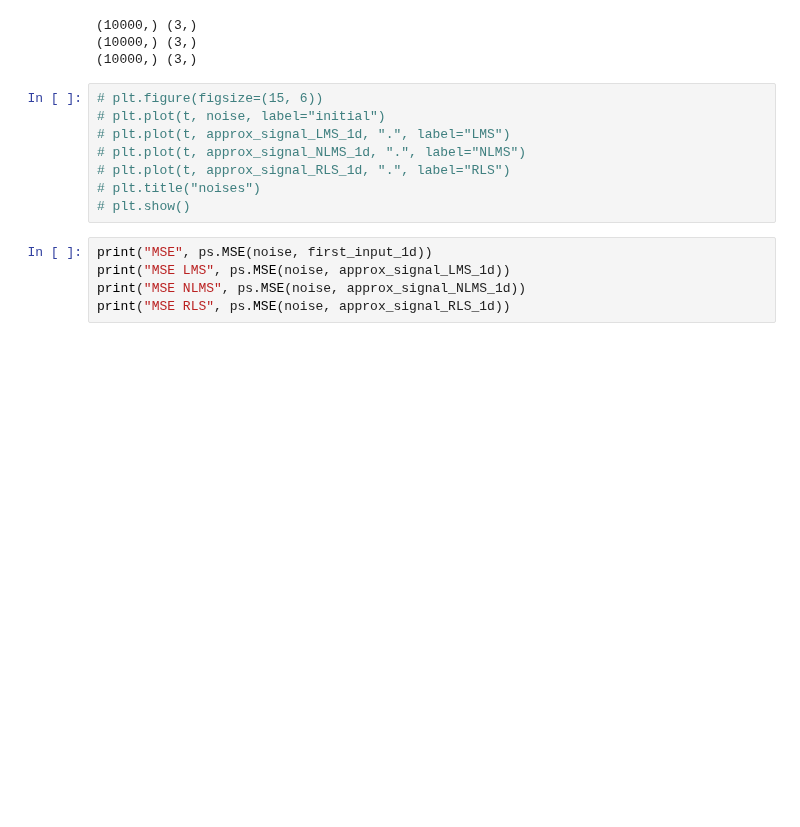
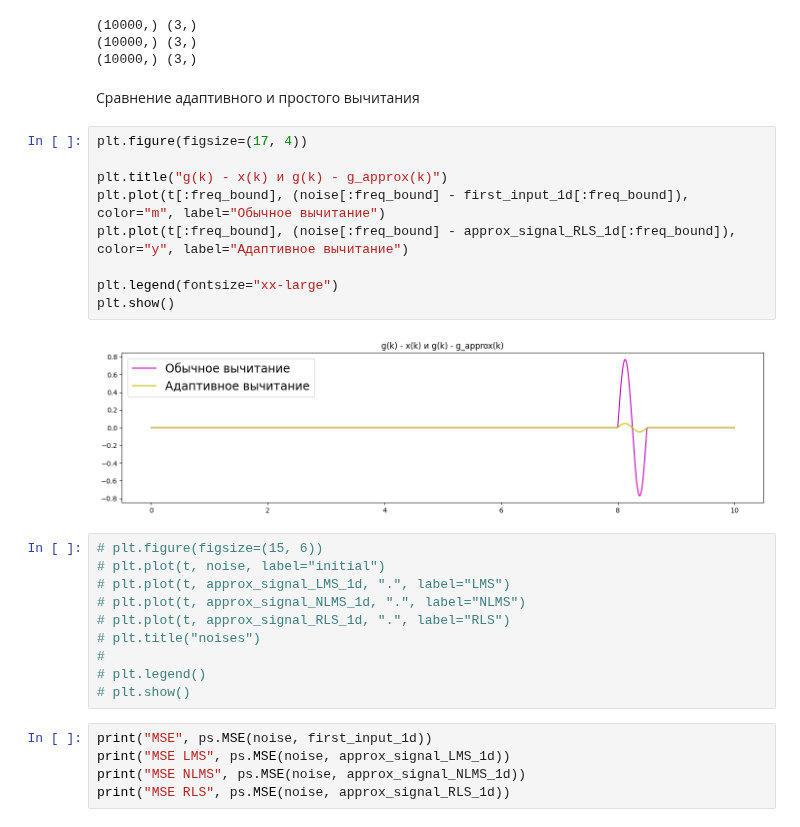
Before and after one commit to dd114/Adaptive-filter-1, a Jupyter notebook: Synthetic-signals3.ipynb, the cells around one changed output. Cells and saved outputs as stored; diff of their text form; blank space fills up the shorter version.

Commit message:
Some pictures of signals have been added

```diff
--- a/Synthetic-signals3.ipynb
+++ b/Synthetic-signals3.ipynb
@@ -85,6 +99,19 @@ approx_signal_RLS_1d = ps.processing_of_signal(first_input_1d, approx_weights_RL
 (10000,) (3,)
 (10000,) (3,)
 (10000,) (3,)
+# %% [markdown]
+Сравнение адаптивного и простого вычитания
+# %%
+plt.figure(figsize=(17, 4))
+
+plt.title("g(k) - x(k) и g(k) - g_approx(k)")
+plt.plot(t[:freq_bound], (noise[:freq_bound] - first_input_1d[:freq_bound]), color="m", label="Обычное вычитание")
+plt.plot(t[:freq_bound], (noise[:freq_bound] - approx_signal_RLS_1d[:freq_bound]), color="y", label="Адаптивное вычитание")
+
+plt.legend(fontsize="xx-large")
+plt.show()
+# %% [output]
+[figure, added]
 # %%
 # plt.figure(figsize=(15, 6))
 # plt.plot(t, noise, label="initial")
@@ -92,6 +119,8 @@ approx_signal_RLS_1d = ps.processing_of_signal(first_input_1d, approx_weights_RL
 # plt.plot(t, approx_signal_NLMS_1d, ".", label="NLMS")
 # plt.plot(t, approx_signal_RLS_1d, ".", label="RLS")
 # plt.title("noises")
+#
+# plt.legend()
 # plt.show()
 # %%
 print("MSE", ps.MSE(noise, first_input_1d))
```
Also changed, not shown: parts of 5 cells of this notebook.
